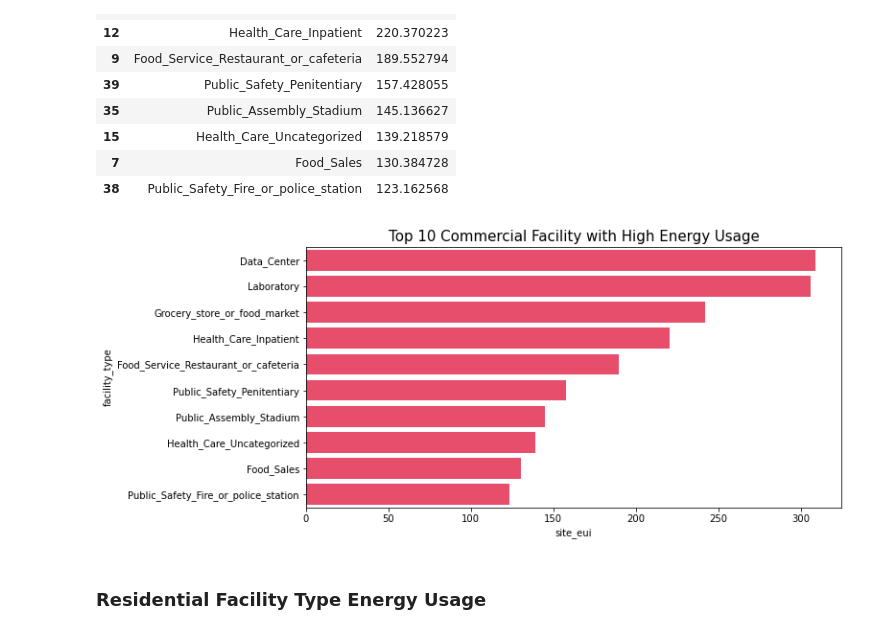
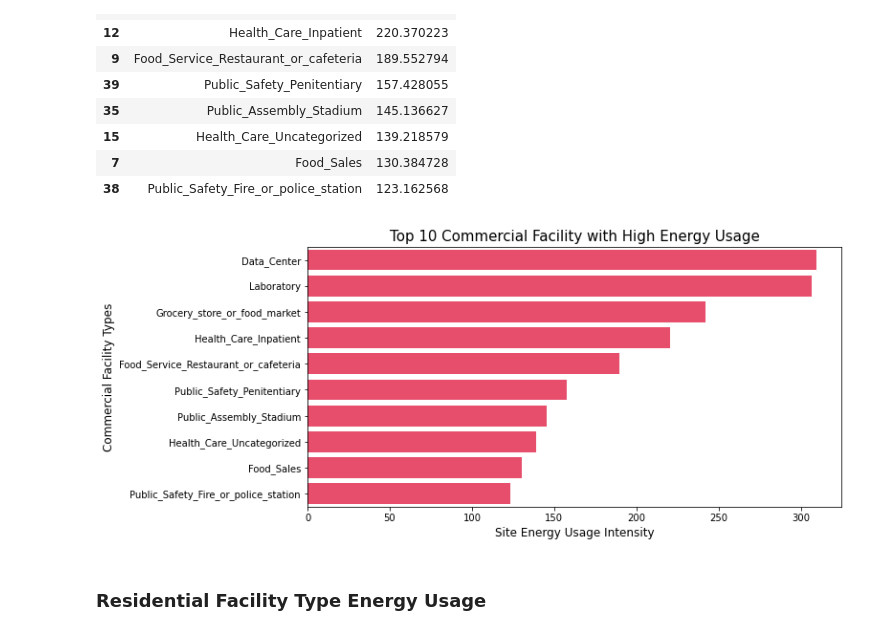
Before and after one commit to emykes/Energy_Consumption_Prediction, a Jupyter notebook: notebook.ipynb, the cells around one changed output. Cells and saved outputs as stored; diff of their text form; code cells hidden in the pictures.

```diff
--- a/notebook.ipynb
+++ b/notebook.ipynb
@@ -263,10 +263,12 @@ comm_temp
 # %%
 plt.figure(figsize = (10, 5))
 sns.barplot(y='facility_type', x='site_eui', data=comm_temp, color = '#ff355d')
 plt.title('Top 10 Commercial Facility with High Energy Usage', fontsize=15)
+plt.xlabel('Site Energy Usage Intensity', fontsize=12)
+plt.ylabel('Commercial Facility Types', fontsize=12)
 plt.show()
 # %% [output]
-[figure, old version]
+[figure, new version]
 # %% [markdown]
 ### Residential Facility Type Energy Usage
 # %%
```
Also changed, not shown: parts of 47 cells of this notebook.
